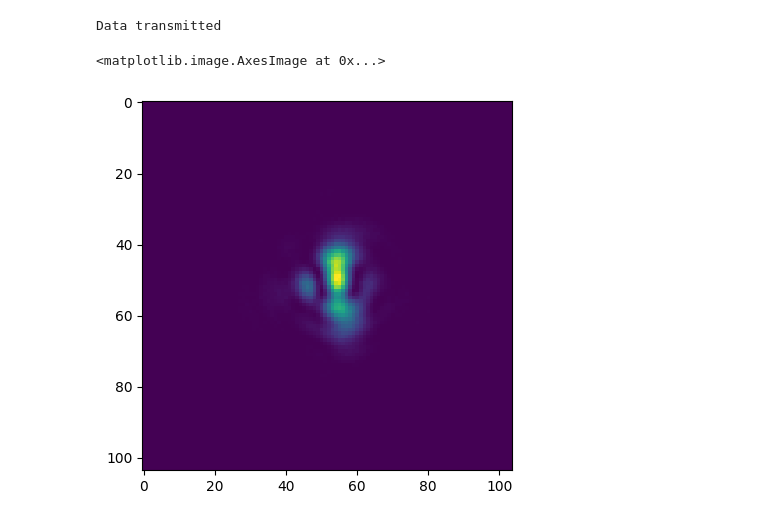
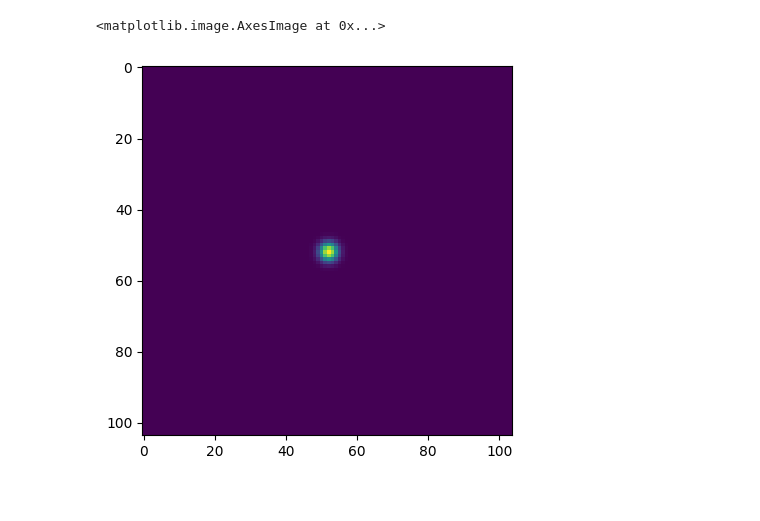
Before and after one commit to alextavern/slmoptim, a Jupyter notebook: notebooks/optimize_aberrations.ipynb, the cells around one changed output. Drawn from its saved outputs; the diff is of its cells as text; code cells hidden in the pictures.

```diff
--- a/notebooks/optimize_aberrations.ipynb
+++ b/notebooks/optimize_aberrations.ipynb
@@ -75,12 +54,0 @@ init.close_cam()
-# %%
-patSLM = pt.Pattern(800, 600)
-mirror = patSLM.mirror()
-slm.sendArray(mirror)
-
-frame = camera.get_pending_frame_or_null()
-frame = np.copy(frame.image_buffer)
-plt.imshow(frame)
-# %% [output]
-Data transmitted
-<matplotlib.image.AxesImage at 0x...>
-[figure, removed]
@@ -231 +55,6 @@ class ZernikesPolynomials():
+# %%
+plt.imshow(amp)
+# %% [output]
+<matplotlib.image.AxesImage at 0x...>
+[figure, added]
 # %%
```
Also changed, not shown: parts of 23 cells of this notebook, 4 other files.
